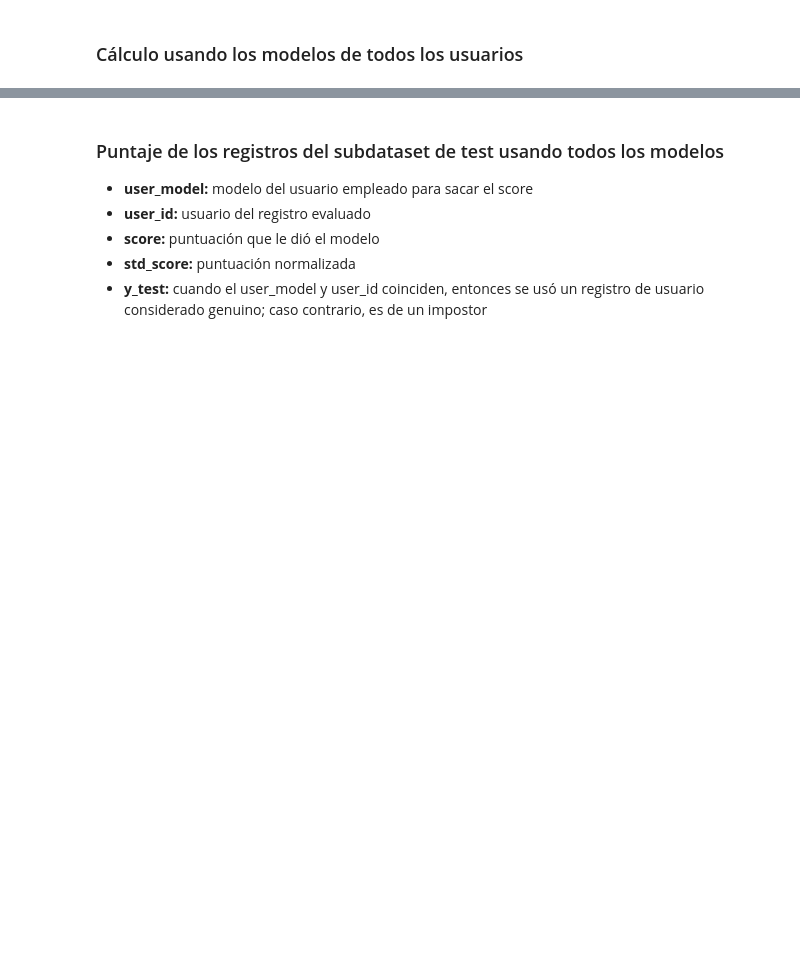
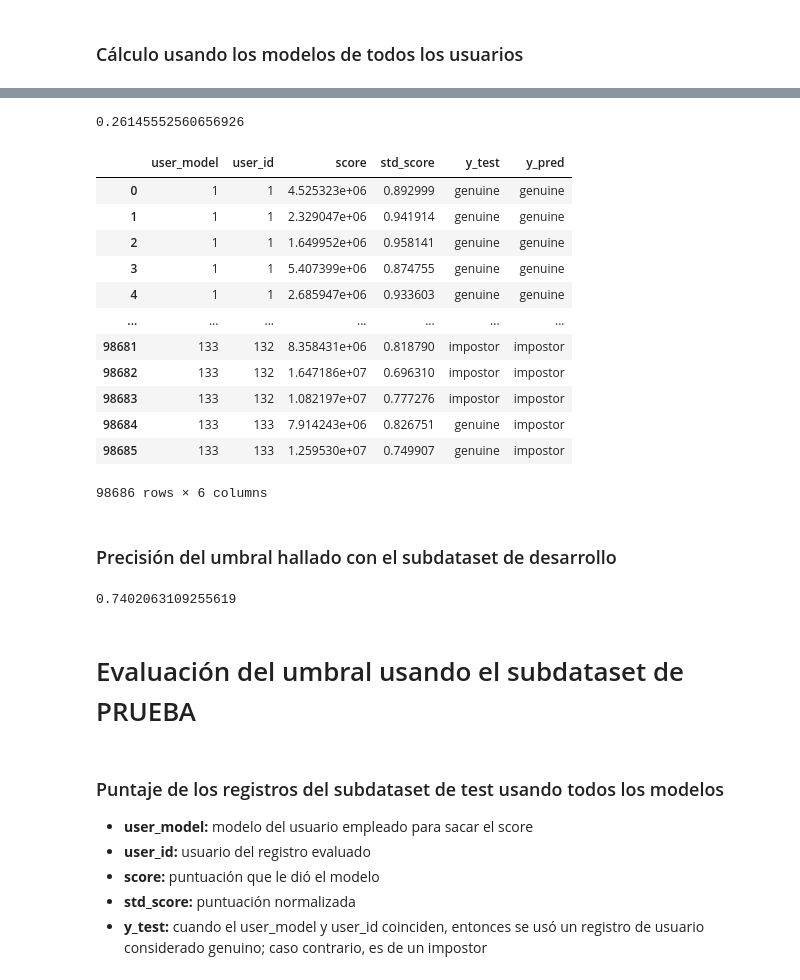
Before and after one commit to aronlo/tesis, a Jupyter notebook: euclidean_distance_final_metodology.ipynb, the cells around one changed output, grey strips where cells are left out. Saved outputs shown, nothing was run; the diff lists cells and outputs as text; code cells hidden in the pictures; blank space fills up the shorter version.

```diff
--- a/euclidean_distance_final_metodology.ipynb
+++ b/euclidean_distance_final_metodology.ipynb
@@ -485,0 +626,26 @@ user_1_evaluation
+# %%
+err_dev
+# %% [output]
+0.26145552560656926
+# %%
+# OJO, aca se esta usando el score como umbral, si usaramos el score estandarizado, deberiamos de cambiar el sentido de la comparación
+users_evaluation_dev['y_pred'] = np.where(users_evaluation_dev['score'] <= thresh_dev, 'genuine', 'impostor')
+
+users_evaluation_dev.to_excel("./output/outputPredEuclideanDev.xlsx")
+
+#Presentamos el calculo de resultados
+users_evaluation_dev
+# %% [output]
+|  | user_model | user_id | score | std_score | y_test | y_pred |
+| 0 | 1 | 1 | 4.525323e+06 | 0.892999 | genuine | genuine |
+| 1 | 1 | 1 | 2.329047e+06 | 0.941914 | genuine | genuine |
+| 2 | 1 | 1 | 1.649952e+06 | 0.958141 | genuine | genuine |
+| 3 | 1 | 1 | 5.407399e+06 | 0.874755 | genuine | genuine |
+| 4 | 1 | 1 | 2.685947e+06 | 0.933603 | genuine | genuine |
+| ... | ... | ... | ... | ... | ... | ... |
+| 98681 | 133 | 132 | 8.358431e+06 | 0.818790 | impostor | impostor |
+| 98682 | 133 | 132 | 1.647186e+07 | 0.696310 | impostor | impostor |
+| 98683 | 133 | 132 | 1.082197e+07 | 0.777276 | impostor | impostor |
+| 98684 | 133 | 133 | 7.914243e+06 | 0.826751 | genuine | impostor |
+| 98685 | 133 | 133 | 1.259530e+07 | 0.749907 | genuine | impostor |
+98686 rows × 6 columns
@@ -486 +656,9 @@ user_1_evaluation
+# %% [markdown]
+### Precisión del umbral hallado con el subdataset de desarrollo
+# %%
+accuracy_score(y_test_dev, y_pred_dev)
+# %% [output]
+0.7402063109255619
+# %% [markdown]
+# Evaluación del umbral usando el subdataset de PRUEBA
 # %%
```
Also changed, not shown: parts of 51 cells of this notebook, 10 other files.
